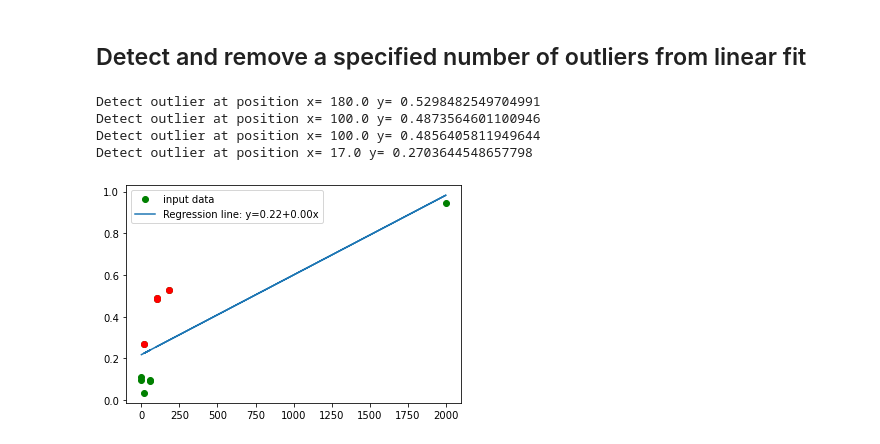
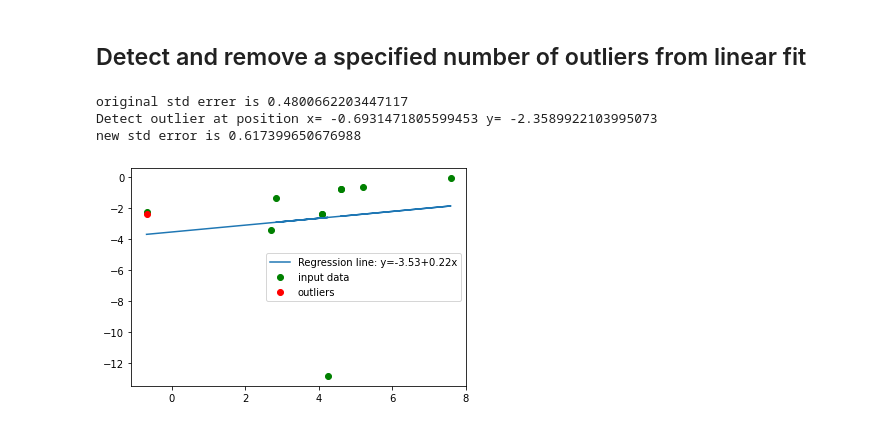
Before and after one commit to BatteryDesign/BatteryRateCap, a Jupyter notebook: Demo/Demo_correlation_test.ipynb, the cells around one changed output. Drawn from its saved outputs; the diff is of its cells as text; code cells hidden in the pictures.

```diff
--- a/Demo/Demo_correlation_test.ipynb
+++ b/Demo/Demo_correlation_test.ipynb
@@ -179,10 +81,9 @@ plot_linear_regression(L_new,tau_new)
 # %% [markdown]
 ## Detect and remove a specified number of outliers from linear fit
-# %%
-x,y = linear_outliers(L_new,tau_new,4)
-# %% [output]
-Detect outlier at position x= 180.0 y= 0.5298482549704991
-Detect outlier at position x= 100.0 y= 0.4873564601100946
-Detect outlier at position x= 100.0 y= 0.4856405811949644
-Detect outlier at position x= 17.0 y= 0.2703644548657798
-[figure, removed]
+# %%
+x, y = correlationtest.linear_outliers(np.log(L), np.log(tau), 1)
+# %% [output]
+original std errer is 0.4800662203447117
+Detect outlier at position x= -0.6931471805599453 y= -2.3589922103995073
+new std error is 0.617399650676988
+[figure, added]
```
Also changed, not shown: parts of 13 cells of this notebook.
